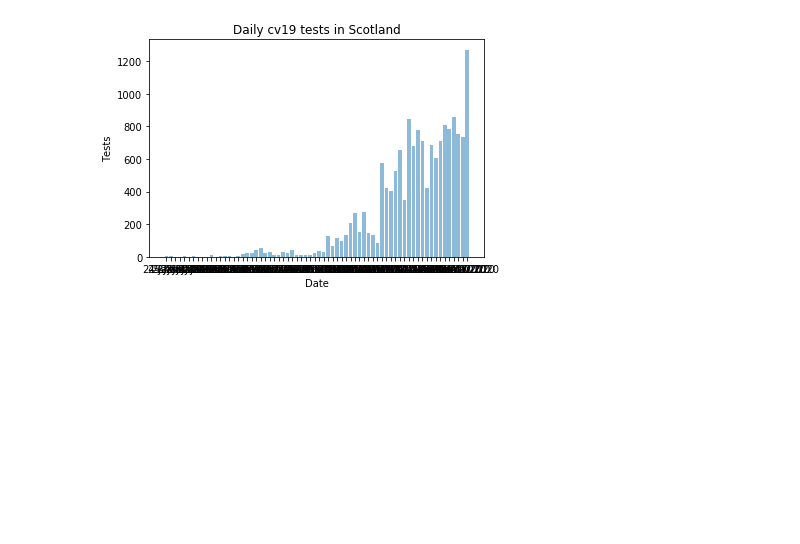
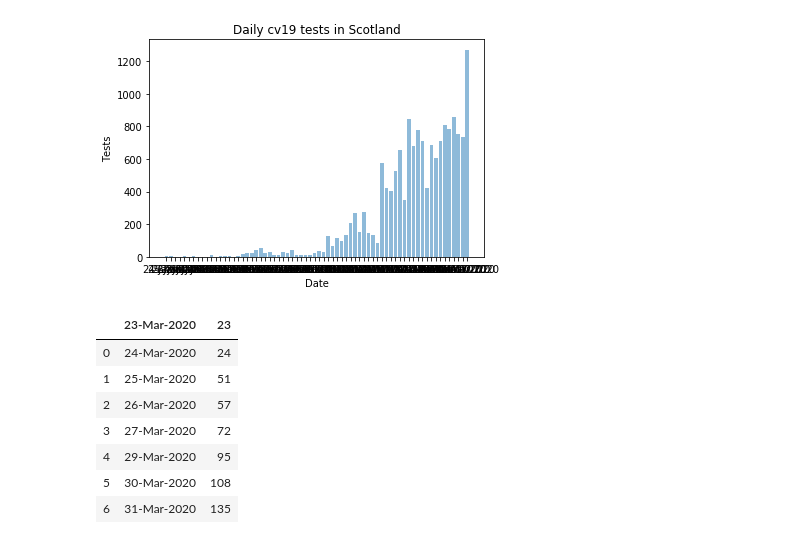
Before and after one commit to watty62/Scot_covid19, a Jupyter notebook: compare countries.ipynb, the cells around one changed output. Saved outputs shown, nothing was run; the diff lists cells and outputs as text; code cells hidden in the pictures; blank space fills up the shorter version.

Commit message:
update data for regions 31 Mar

```diff
--- a/compare countries.ipynb
+++ b/compare countries.ipynb
@@ -234,3 +234,17 @@ plt.title('Daily cv19 tests in Scotland')
 plt.show()
 # %% [output]
 [figure]
+# %%
+# Import the data for Scotland
+df_scotint = pd.read_csv('https://raw.githubusercontent.com/watty62/Scot_covid19/master/data/processed/intensive_care.csv')
+# %%
+df_scotint
+# %% [output]
+|  | 23-Mar-2020 | 23 |
+| 0 | 24-Mar-2020 | 24 |
+| 1 | 25-Mar-2020 | 51 |
+| 2 | 26-Mar-2020 | 57 |
+| 3 | 27-Mar-2020 | 72 |
+| 4 | 29-Mar-2020 | 95 |
+| 5 | 30-Mar-2020 | 108 |
+| 6 | 31-Mar-2020 | 135 |
```
Also changed, not shown: 1 other file.
